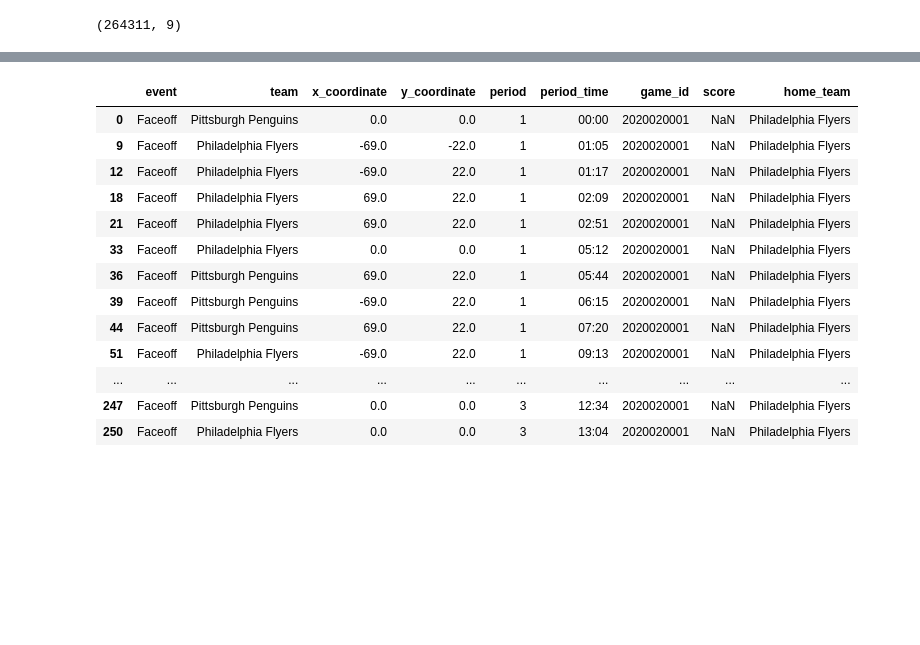
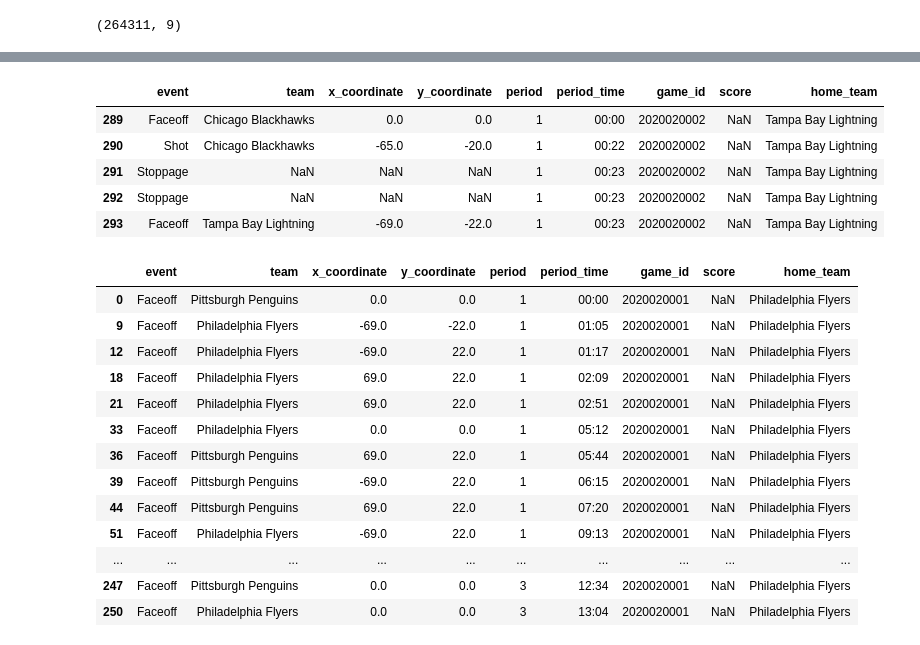
Before and after one commit to RazyChristmas/NHL_predictor, a Jupyter notebook: EDA and Feature engineering .ipynb, the cells around one changed output, grey strips where cells are left out. Saved outputs shown, nothing was run; the diff lists cells and outputs as text; code cells hidden in the pictures; blank space fills up the shorter version.

```diff
--- a/EDA and Feature engineering .ipynb
+++ b/EDA and Feature engineering .ipynb
@@ -69 +106,12 @@ Name: event, dtype: int64
+# %%
+game_2 = all_game_events[all_game_events['game_id'] == 2020020002].copy()
+# %%
+game_2.head()
+# %% [output]
+|  | event | team | x_coordinate | y_coordinate | period | period_time | game_id | score | home_team |
+| 289 | Faceoff | Chicago Blackhawks | 0.0 | 0.0 | 1 | 00:00 | 2020020002 | NaN | Tampa Bay Lightning |
+| 290 | Shot | Chicago Blackhawks | -65.0 | -20.0 | 1 | 00:22 | 2020020002 | NaN | Tampa Bay Lightning |
+| 291 | Stoppage | NaN | NaN | NaN | 1 | 00:23 | 2020020002 | NaN | Tampa Bay Lightning |
+| 292 | Stoppage | NaN | NaN | NaN | 1 | 00:23 | 2020020002 | NaN | Tampa Bay Lightning |
+| 293 | Faceoff | Tampa Bay Lightning | -69.0 | -22.0 | 1 | 00:23 | 2020020002 | NaN | Tampa Bay Lightning |
 # %%
```
Also changed, not shown: parts of 24 cells of this notebook.
